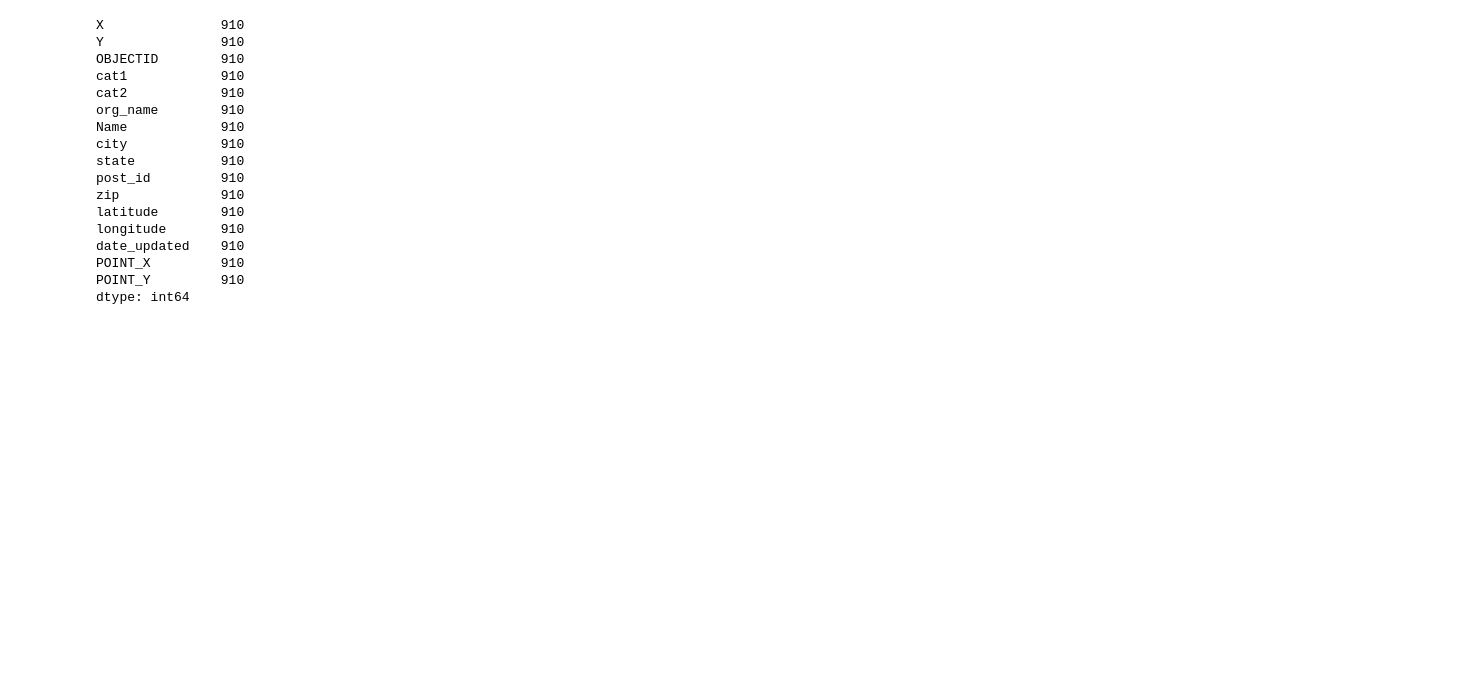
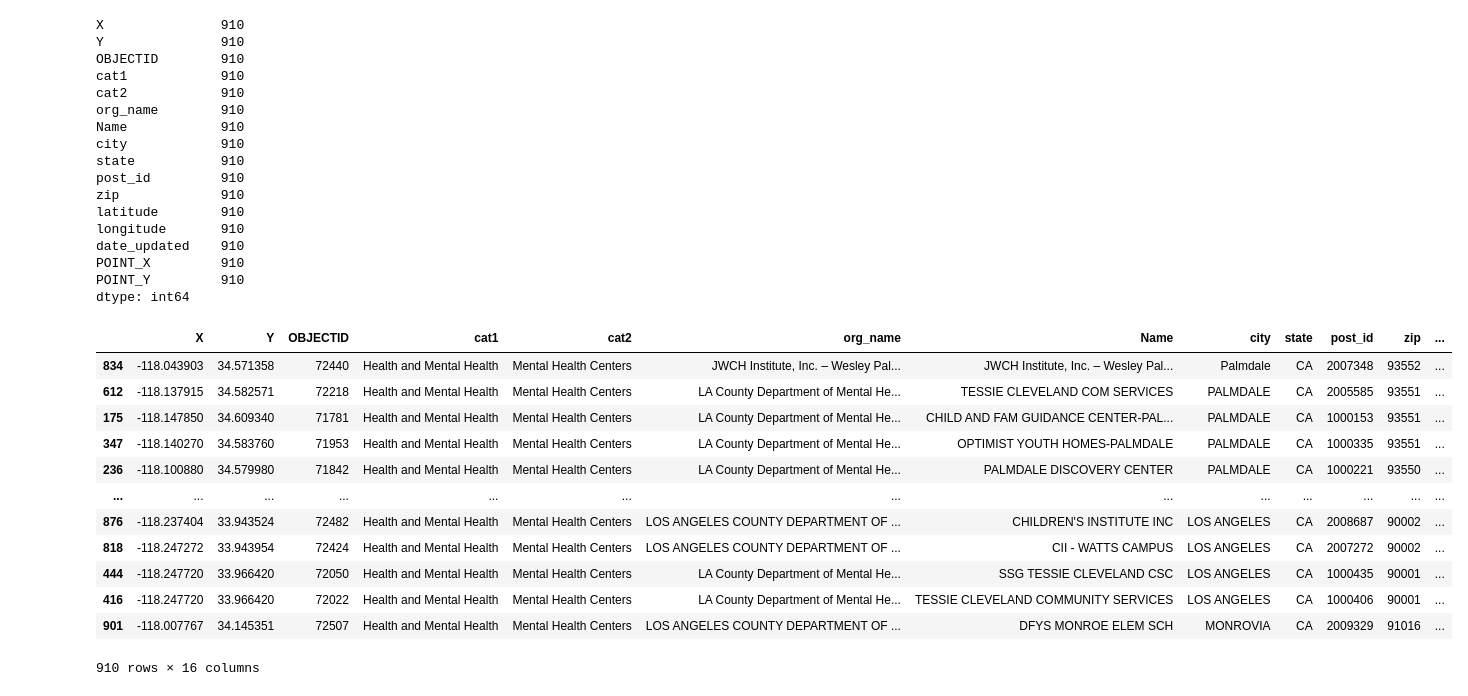
Before and after one commit to jwygonik/Crime_Analysis, a Jupyter notebook: Mental_health_centers copy.ipynb, the cells around one changed output. Cells and saved outputs as stored; diff of their text form; code cells hidden in the pictures; blank space fills up the shorter version.

```diff
--- a/Mental_health_centers copy.ipynb
+++ b/Mental_health_centers copy.ipynb
@@ -178,6 +178,21 @@ POINT_X         910
 POINT_Y         910
 dtype: int64
 # %%
-# How many centers remain
+# Sorting the columns by zip
 
-la_centers_df.count()
+centers_sorted = centers_df.sort_values(by = 'zip', ascending = False)
+centers_sorted
+# %% [output]
+|  | X | Y | OBJECTID | cat1 | cat2 | org_name | Name | city | state | post_id | zip | ... |
+| 834 | -118.043903 | 34.571358 | 72440 | Health and Mental Health | Mental Health Centers | JWCH Institute, Inc. – Wesley Pal... | JWCH Institute, Inc. – Wesley Pal... | Palmdale | CA | 2007348 | 93552 | ... |
+| 612 | -118.137915 | 34.582571 | 72218 | Health and Mental Health | Mental Health Centers | LA County Department of Mental He... | TESSIE CLEVELAND COM SERVICES | PALMDALE | CA | 2005585 | 93551 | ... |
+| 175 | -118.147850 | 34.609340 | 71781 | Health and Mental Health | Mental Health Centers | LA County Department of Mental He... | CHILD AND FAM GUIDANCE CENTER-PAL... | PALMDALE | CA | 1000153 | 93551 | ... |
+| 347 | -118.140270 | 34.583760 | 71953 | Health and Mental Health | Mental Health Centers | LA County Department of Mental He... | OPTIMIST YOUTH HOMES-PALMDALE | PALMDALE | CA | 1000335 | 93551 | ... |
+| 236 | -118.100880 | 34.579980 | 71842 | Health and Mental Health | Mental Health Centers | LA County Department of Mental He... | PALMDALE DISCOVERY CENTER | PALMDALE | CA | 1000221 | 93550 | ... |
+| ... | ... | ... | ... | ... | ... | ... | ... | ... | ... | ... | ... | ... |
+| 876 | -118.237404 | 33.943524 | 72482 | Health and Mental Health | Mental Health Centers | LOS ANGELES COUNTY DEPARTMENT OF ... | CHILDREN'S INSTITUTE INC | LOS ANGELES | CA | 2008687 | 90002 | ... |
+| 818 | -118.247272 | 33.943954 | 72424 | Health and Mental Health | Mental Health Centers | LOS ANGELES COUNTY DEPARTMENT OF ... | CII - WATTS CAMPUS | LOS ANGELES | CA | 2007272 | 90002 | ... |
+| 444 | -118.247720 | 33.966420 | 72050 | Health and Mental Health | Mental Health Centers | LA County Department of Mental He... | SSG TESSIE CLEVELAND CSC | LOS ANGELES | CA | 1000435 | 90001 | ... |
+| 416 | -118.247720 | 33.966420 | 72022 | Health and Mental Health | Mental Health Centers | LA County Department of Mental He... | TESSIE CLEVELAND COMMUNITY SERVICES | LOS ANGELES | CA | 1000406 | 90001 | ... |
+| 901 | -118.007767 | 34.145351 | 72507 | Health and Mental Health | Mental Health Centers | LOS ANGELES COUNTY DEPARTMENT OF ... | DFYS MONROE ELEM SCH | MONROVIA | CA | 2009329 | 91016 | ... |
+910 rows × 16 columns
```
Also changed, not shown: parts of 2 cells of this notebook, 3 other files.
